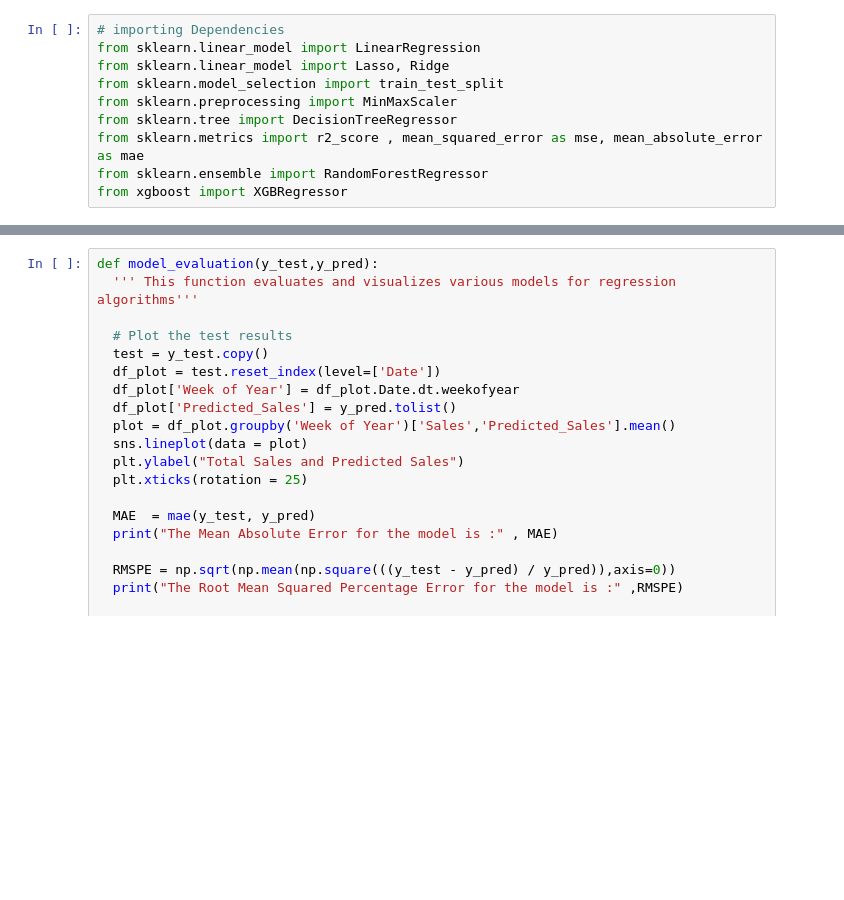
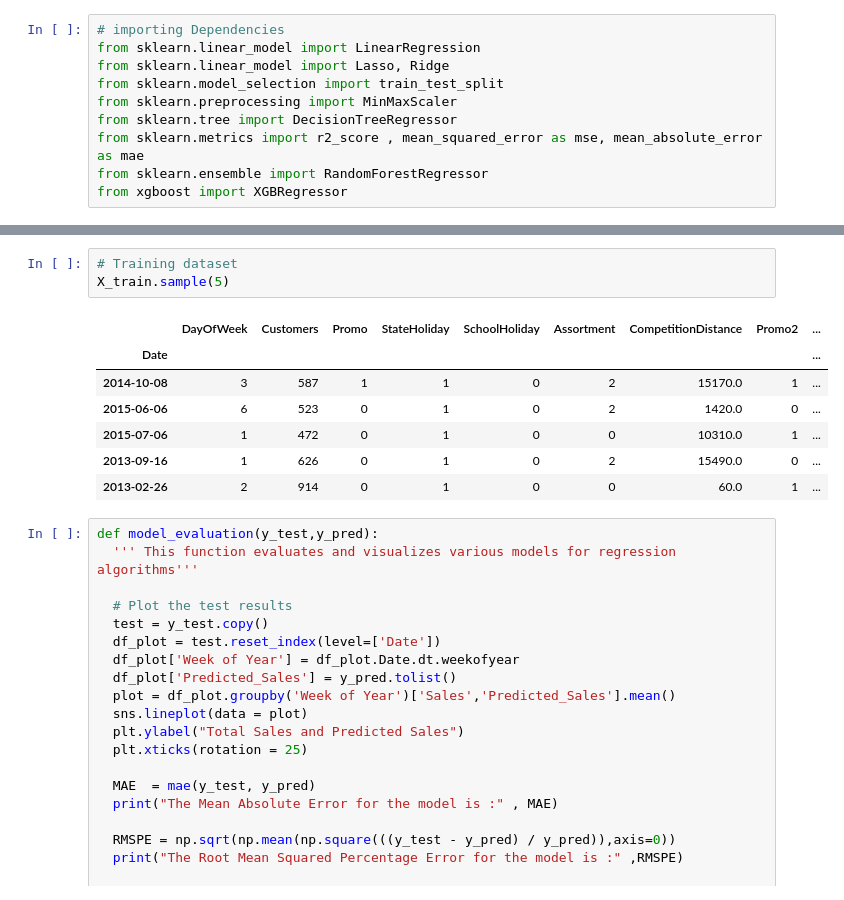
Before and after one commit to sahu-vishal/Rossmann-Sales-Prediction, a Jupyter notebook: Rossmann_Sales_Prediction_Capstone_Project.ipynb, the cells around one changed output, grey strips where cells are left out. Drawn from its saved outputs; the diff is of its cells as text; blank space fills up the shorter version.

```diff
--- a/Rossmann_Sales_Prediction_Capstone_Project.ipynb
+++ b/Rossmann_Sales_Prediction_Capstone_Project.ipynb
@@ -641,3 +642,14 @@ print(X_test.shape)
+# %%
+# Training dataset
+X_train.sample(5)
+# %% [output]
+|  | DayOfWeek | Customers | Promo | StateHoliday | SchoolHoliday | Assortment | CompetitionDistance | Promo2 | ... |
+| Date |  |  |  |  |  |  |  |  | ... |
+| 2014-10-08 | 3 | 587 | 1 | 1 | 0 | 2 | 15170.0 | 1 | ... |
+| 2015-06-06 | 6 | 523 | 0 | 1 | 0 | 2 | 1420.0 | 0 | ... |
+| 2015-07-06 | 1 | 472 | 0 | 1 | 0 | 0 | 10310.0 | 1 | ... |
+| 2013-09-16 | 1 | 626 | 0 | 1 | 0 | 2 | 15490.0 | 0 | ... |
+| 2013-02-26 | 2 | 914 | 0 | 1 | 0 | 0 | 60.0 | 1 | ... |
 # %%
 def model_evaluation(y_test,y_pred):
   ''' This function evaluates and visualizes various models for regression algorithms'''
```
Also changed, not shown: parts of 22 cells of this notebook.
